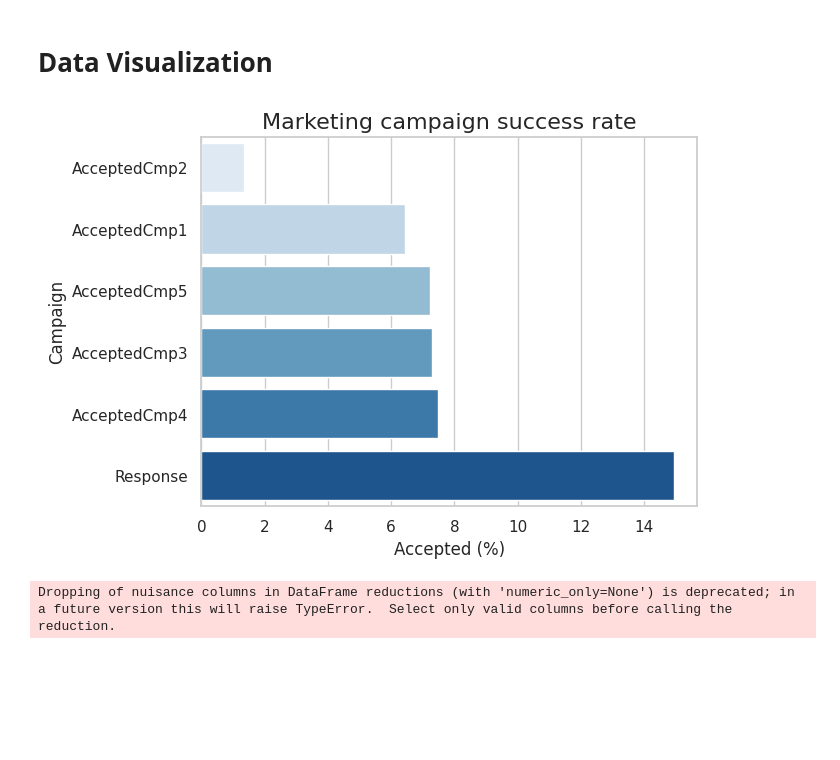
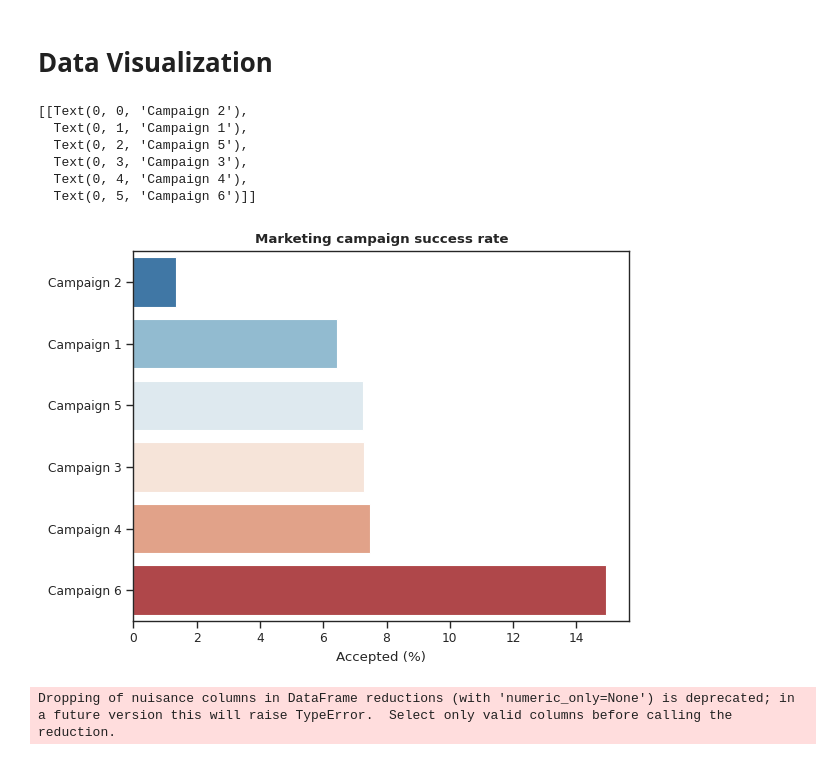
Before and after one commit to sservaes/marketing_analysis, a Jupyter notebook: marketing_analysis.ipynb, the cells around one changed output. Cells and saved outputs as stored; diff of their text form; code cells hidden in the pictures; blank space fills up the shorter version.

```diff
--- a/marketing_analysis.ipynb
+++ b/marketing_analysis.ipynb
@@ -11,9 +11,9 @@ import seaborn as sns
 # Set notebook options
 pd.set_option('display.max_columns', None)
 %matplotlib inline
-sns.set_context('notebook')
-sns.set_style('whitegrid')
-sns.set_palette('Blues_r')
+sns.set_context('paper', font_scale = 1)
+sns.set_style('ticks')
+sns.set_palette('muted')
 
 # turn off warnings for final notebook
 # import warnings
@@ -568,15 +631,23 @@ Text(0.5, 1.0, 'Marketing campaign success rate')
 # %%
 # calculate success rate (percent accepted)
 cam_success = pd.DataFrame(df[['AcceptedCmp1', 'AcceptedCmp2', 'AcceptedCmp3', 'AcceptedCmp4', 'AcceptedCmp5', 'Response']].mean()*100,
                            columns=['Percent']).reset_index()
 
 # plot
-sns.barplot(x='Percent', y='index', data=cam_success.sort_values('Percent'), palette='Blues')
+fig = sns.barplot(x='Percent', y='index', data=cam_success.sort_values('Percent'), palette='RdBu_r')
 plt.xlabel('Accepted (%)')
-plt.ylabel('Campaign')
-plt.title('Marketing campaign success rate', size=16);
+plt.ylabel('')
+plt.title('Marketing campaign success rate', fontweight = 'bold')
+
+fig.set(yticklabels = ['Campaign 2', 'Campaign 1', 'Campaign 5', 'Campaign 3', 'Campaign 4', 'Campaign 6'])
 # %% [output]
+[[Text(0, 0, 'Campaign 2'),
+  Text(0, 1, 'Campaign 1'),
+  Text(0, 2, 'Campaign 5'),
+  Text(0, 3, 'Campaign 3'),
+  Text(0, 4, 'Campaign 4'),
+  Text(0, 5, 'Campaign 6')]]
-[figure, old version]
+[figure, new version]
 # %%
 # list of cols with binary responses
 binary_cols = [col for col in df.columns if 'Accepted' in col] + ['Response', 'Complain']
```
Also changed, not shown: parts of 33 cells of this notebook.
